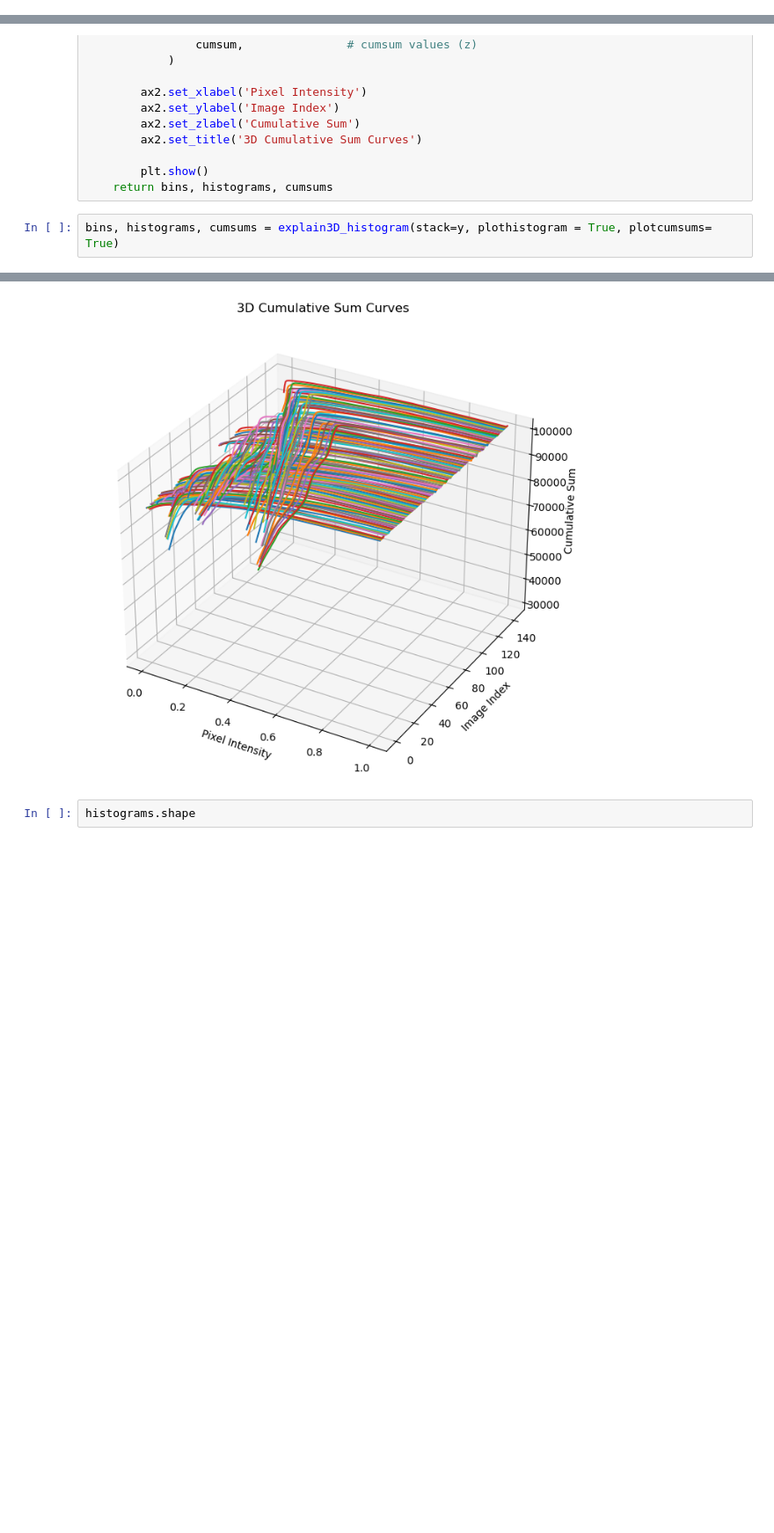
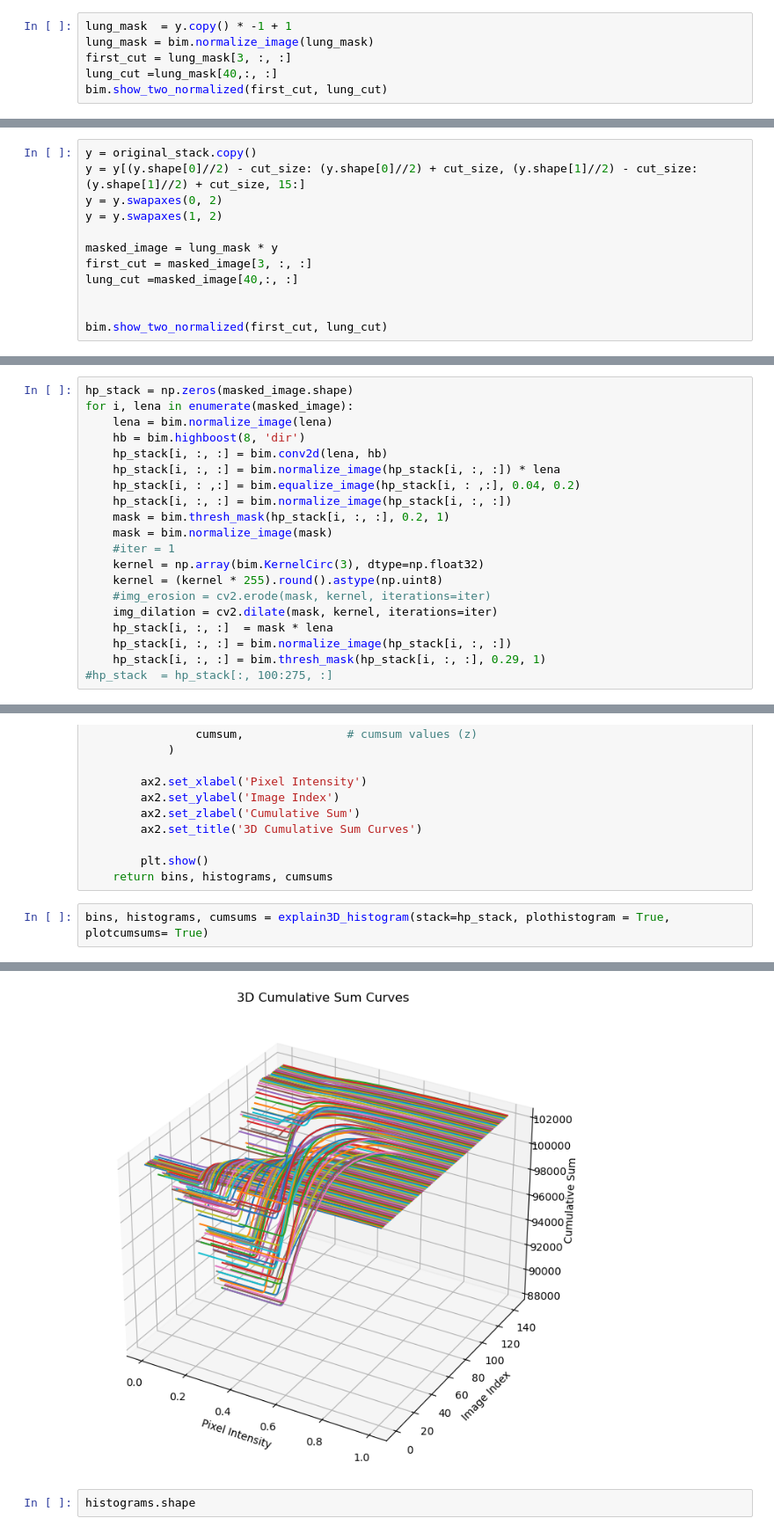
Before and after one commit to FernandoMoralesM01/dicom-to-stl, a Jupyter notebook: dicom2stl.ipynb, the cells around one changed output, grey strips where cells are left out. Shown at 88% size. Cells and saved outputs as stored; diff of their text form; blank space fills up the shorter version.

```diff
--- a/dicom2stl.ipynb
+++ b/dicom2stl.ipynb
@@ -83,0 +85,6 @@ bim.show_two_normalized(first_cut, lung_cut)
+# %%
+lung_mask  = y.copy() * -1 + 1
+lung_mask = bim.normalize_image(lung_mask)
+first_cut = lung_mask[3, :, :]
+lung_cut =lung_mask[40,:, :]
+bim.show_two_normalized(first_cut, lung_cut)
@@ -83,0 +93,12 @@ bim.show_two_normalized(first_cut, lung_cut)
+# %%
+y = original_stack.copy()
+y = y[(y.shape[0]//2) - cut_size: (y.shape[0]//2) + cut_size, (y.shape[1]//2) - cut_size: (y.shape[1]//2) + cut_size, 15:]
+y = y.swapaxes(0, 2)
+y = y.swapaxes(1, 2)
+
+masked_image = lung_mask * y
+first_cut = masked_image[3, :, :]
+lung_cut =masked_image[40,:, :]
+
+
+bim.show_two_normalized(first_cut, lung_cut)
@@ -83,0 +107,20 @@ bim.show_two_normalized(first_cut, lung_cut)
+# %%
+hp_stack = np.zeros(masked_image.shape)
+for i, lena in enumerate(masked_image):
+    lena = bim.normalize_image(lena)
+    hb = bim.highboost(8, 'dir')
+    hp_stack[i, :, :] = bim.conv2d(lena, hb)
+    hp_stack[i, :, :] = bim.normalize_image(hp_stack[i, :, :]) * lena
+    hp_stack[i, : ,:] = bim.equalize_image(hp_stack[i, : ,:], 0.04, 0.2)
+    hp_stack[i, :, :] = bim.normalize_image(hp_stack[i, :, :])
+    mask = bim.thresh_mask(hp_stack[i, :, :], 0.2, 1)
+    mask = bim.normalize_image(mask)
+    #iter = 1
+    kernel = np.array(bim.KernelCirc(3), dtype=np.float32)
+    kernel = (kernel * 255).round().astype(np.uint8)
+    #img_erosion = cv2.erode(mask, kernel, iterations=iter)
+    img_dilation = cv2.dilate(mask, kernel, iterations=iter)
+    hp_stack[i, :, :]  = mask * lena
+    hp_stack[i, :, :] = bim.normalize_image(hp_stack[i, :, :])
+    hp_stack[i, :, :] = bim.thresh_mask(hp_stack[i, :, :], 0.29, 1)
+#hp_stack  = hp_stack[:, 100:275, :]
@@ -191,5 +240,5 @@ def explain3D_histogram(stack, plothistogram = False, plotcumsums= False):
         plt.show()
     return bins, histograms, cumsums
 # %%
-bins, histograms, cumsums = explain3D_histogram(stack=y, plothistogram = True, plotcumsums= True)
+bins, histograms, cumsums = explain3D_histogram(stack=hp_stack, plothistogram = True, plotcumsums= True)
 # %% [output]
@@ -197,4 +246,4 @@ bins, histograms, cumsums = explain3D_histogram(stack=y, plothistogram = True, p
-[figure, old version]
+[figure, new version]
 # %%
 histograms.shape
 # %% [output]
```
Also changed, not shown: parts of 8 cells of this notebook, 2 other files.
